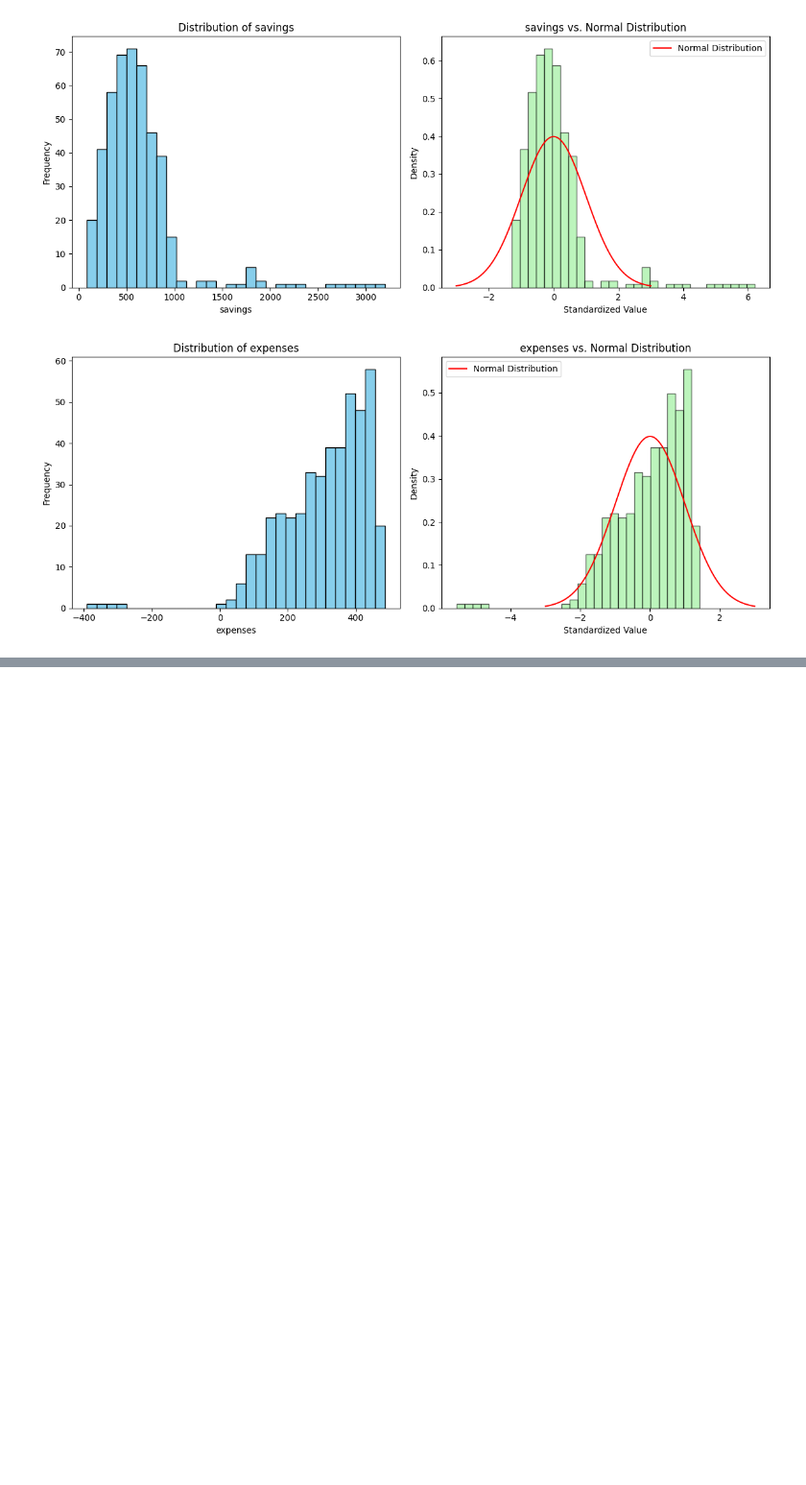
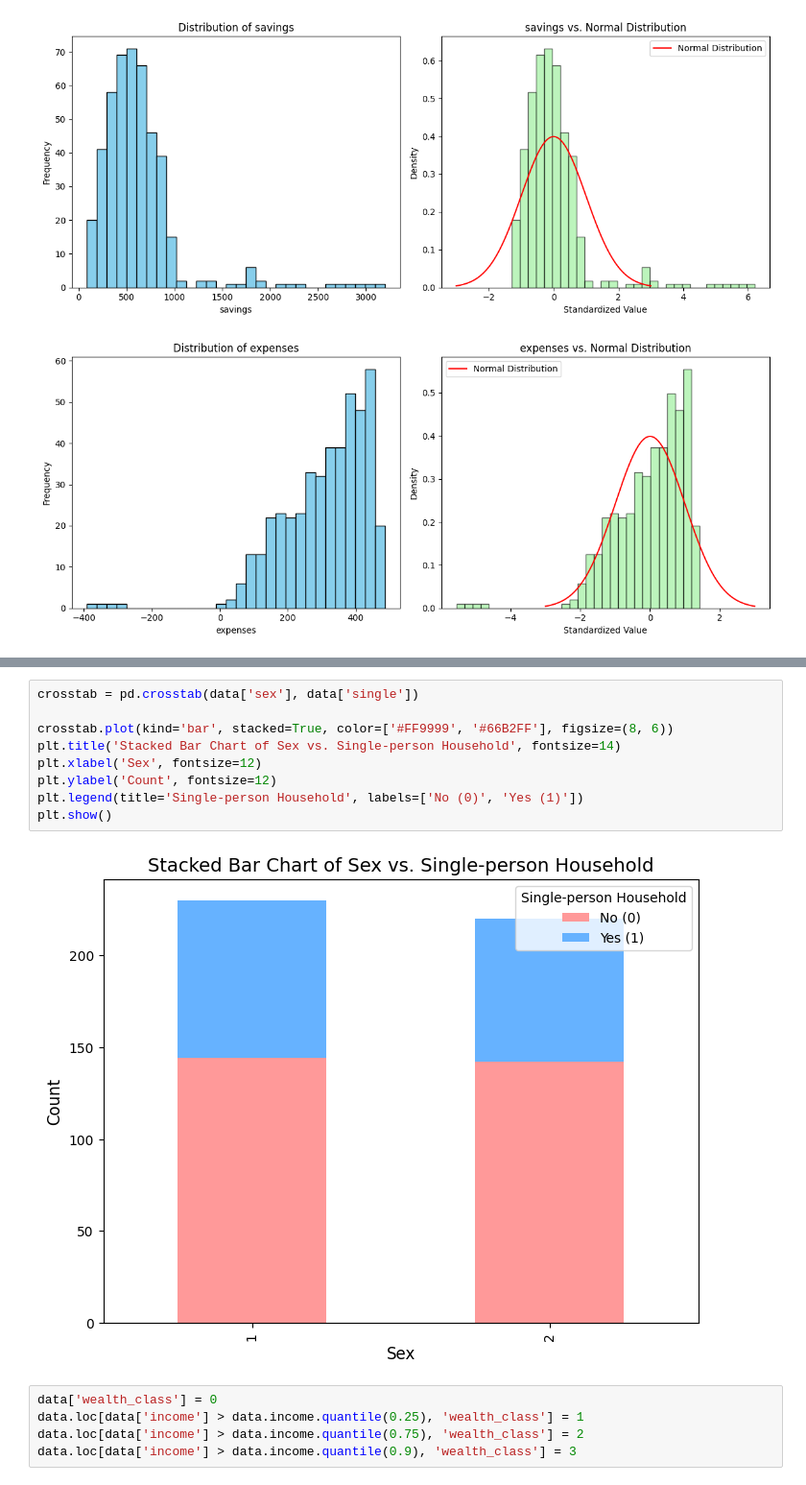
Before and after one commit to qwert1410/sml, a Jupyter notebook: script.ipynb, the cells around one changed output, grey strips where cells are left out. Shown at 96% size. Saved outputs shown, nothing was run; the diff lists cells and outputs as text; blank space fills up the shorter version.

```diff
--- a/script.ipynb
+++ b/script.ipynb
@@ -158,0 +211,16 @@ Kolmogorov-Smirnov Test for expenses:
+# %%
+crosstab = pd.crosstab(data['sex'], data['single'])
+
+crosstab.plot(kind='bar', stacked=True, color=['#FF9999', '#66B2FF'], figsize=(8, 6))
+plt.title('Stacked Bar Chart of Sex vs. Single-person Household', fontsize=14)
+plt.xlabel('Sex', fontsize=12)
+plt.ylabel('Count', fontsize=12)
+plt.legend(title='Single-person Household', labels=['No (0)', 'Yes (1)'])
+plt.show()
+# %% [output]
+[figure, added]
+# %%
+data['wealth_class'] = 0
+data.loc[data['income'] > data.income.quantile(0.25), 'wealth_class'] = 1
+data.loc[data['income'] > data.income.quantile(0.75), 'wealth_class'] = 2
+data.loc[data['income'] > data.income.quantile(0.9), 'wealth_class'] = 3
```
Also changed, not shown: parts of 41 cells of this notebook.
